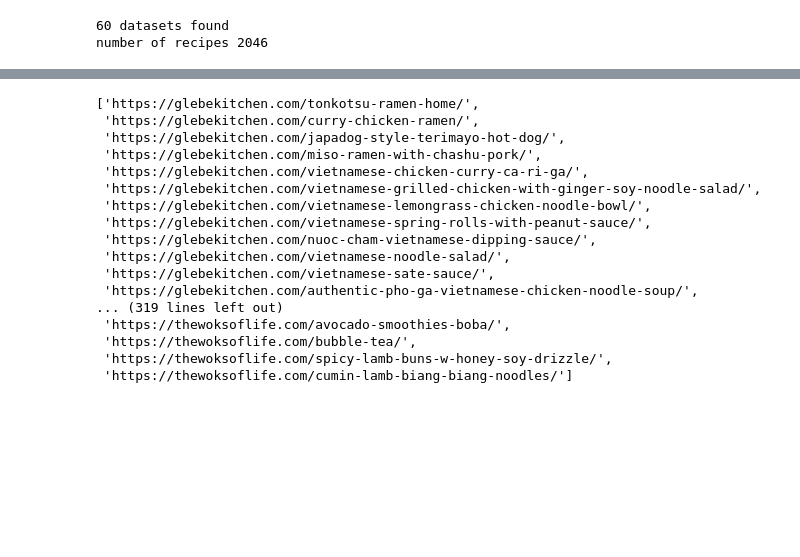
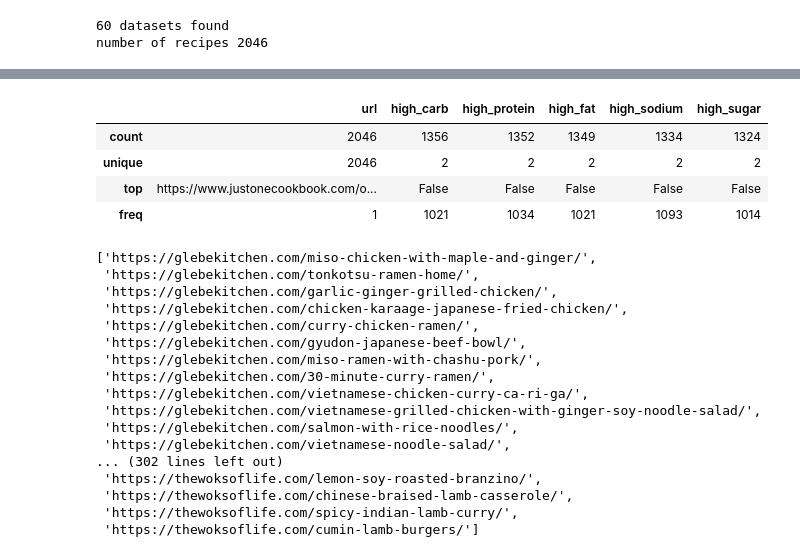
Before and after one commit to justinxu421/recipe_rex, a Jupyter notebook: extract_features_JX.ipynb, the cells around one changed output, grey strips where cells are left out. Cells and saved outputs as stored; diff of their text form; code cells hidden in the pictures; blank space fills up the shorter version.

```diff
--- a/extract_features_JX.ipynb
+++ b/extract_features_JX.ipynb
@@ -60,22 +55,30 @@ number of recipes 2046
 # %%
 df = pd.read_csv('clean_data/nutrient_features.csv')
+# %%
+df.describe()
+# %% [output]
+|  | url | high_carb | high_protein | high_fat | high_sodium | high_sugar |
+| count | 2046 | 1356 | 1352 | 1349 | 1334 | 1324 |
+| unique | 2046 | 2 | 2 | 2 | 2 | 2 |
+| top | https://www.justonecookbook.com/o... | False | False | False | False | False |
+| freq | 1 | 1021 | 1034 | 1021 | 1093 | 1014 |
 # %%
-df[df['high_carb'] == 1]['url'].to_list()
+df[df['high_protein'] == 1]['url'].to_list()
 # %% [output]
-['https://glebekitchen.com/tonkotsu-ramen-home/',
+['https://glebekitchen.com/miso-chicken-with-maple-and-ginger/',
+ 'https://glebekitchen.com/tonkotsu-ramen-home/',
+ 'https://glebekitchen.com/garlic-ginger-grilled-chicken/',
+ 'https://glebekitchen.com/chicken-karaage-japanese-fried-chicken/',
  'https://glebekitchen.com/curry-chicken-ramen/',
- 'https://glebekitchen.com/japadog-style-terimayo-hot-dog/',
+ 'https://glebekitchen.com/gyudon-japanese-beef-bowl/',
  'https://glebekitchen.com/miso-ramen-with-chashu-pork/',
+ 'https://glebekitchen.com/30-minute-curry-ramen/',
  'https://glebekitchen.com/vietnamese-chicken-curry-ca-ri-ga/',
  'https://glebekitchen.com/vietnamese-grilled-chicken-with-ginger-soy-noodle-salad/',
- 'https://glebekitchen.com/vietnamese-lemongrass-chicken-noodle-bowl/',
- 'https://glebekitchen.com/vietnamese-spring-rolls-with-peanut-sauce/',
- 'https://glebekitchen.com/nuoc-cham-vietnamese-dipping-sauce/',
+ 'https://glebekitchen.com/salmon-with-rice-noodles/',
  'https://glebekitchen.com/vietnamese-noodle-salad/',
- 'https://glebekitchen.com/vietnamese-sate-sauce/',
- 'https://glebekitchen.com/authentic-pho-ga-vietnamese-chicken-noodle-soup/',
-... (319 lines left out)
- 'https://thewoksoflife.com/avocado-smoothies-boba/',
- 'https://thewoksoflife.com/bubble-tea/',
- 'https://thewoksoflife.com/spicy-lamb-buns-w-honey-soy-drizzle/',
- 'https://thewoksoflife.com/cumin-lamb-biang-biang-noodles/']
+... (302 lines left out)
+ 'https://thewoksoflife.com/lemon-soy-roasted-branzino/',
+ 'https://thewoksoflife.com/chinese-braised-lamb-casserole/',
+ 'https://thewoksoflife.com/spicy-indian-lamb-curry/',
+ 'https://thewoksoflife.com/cumin-lamb-burgers/']
```
Also changed, not shown: parts of 2 cells of this notebook, 2 other files.
